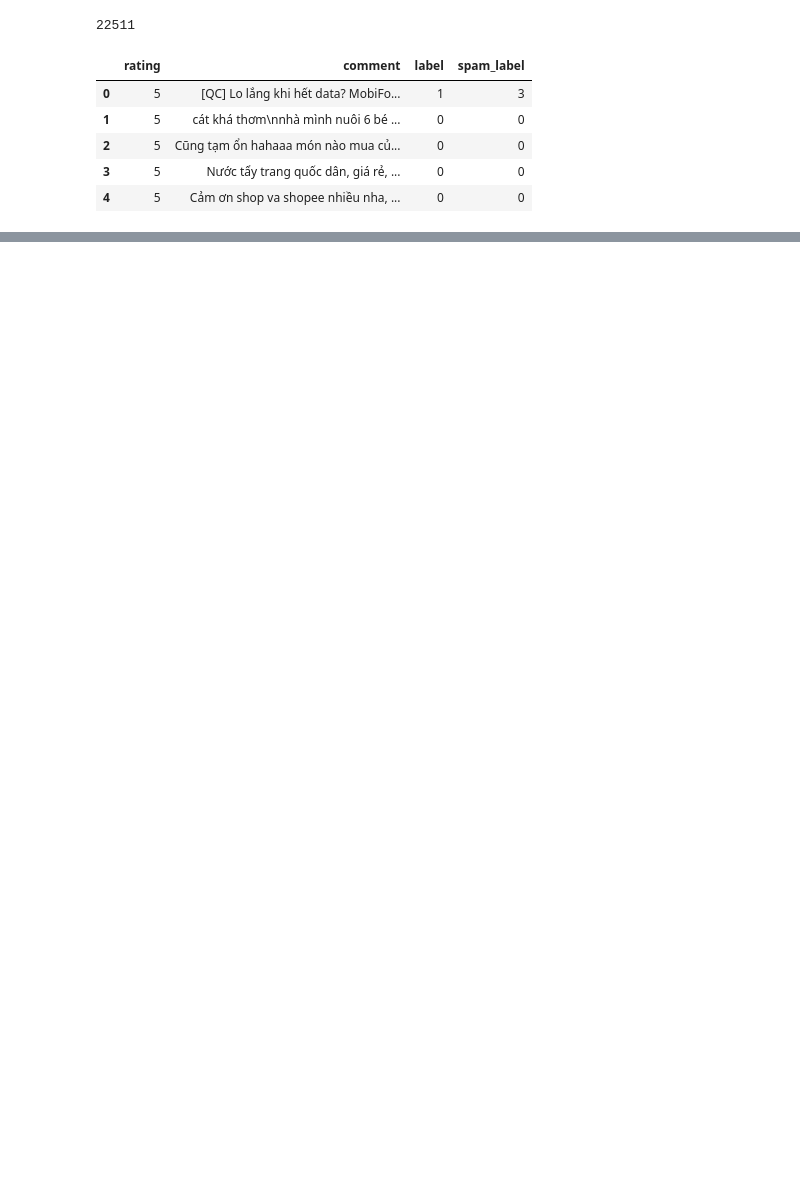
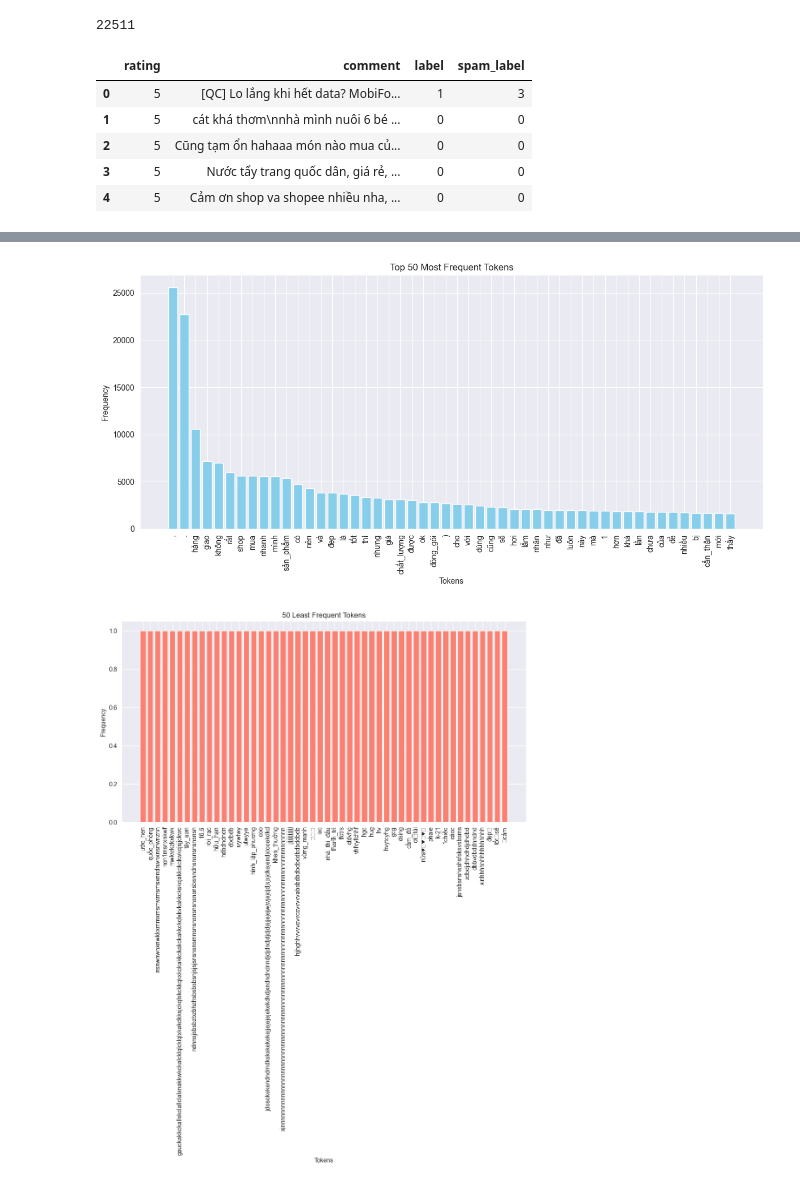
Before and after one commit to pminhkhoi/counterfeit_detection, a Jupyter notebook: EDA.ipynb, the cells around one changed output, grey strips where cells are left out. Cells and saved outputs as stored; diff of their text form; code cells hidden in the pictures; blank space fills up the shorter version.

```diff
--- a/EDA.ipynb
+++ b/EDA.ipynb
@@ -12,3 +14,4 @@ import json
 # %%
-df = pd.read_csv('../data/Kaggle/old_data/reviews_original.csv')
+df = pd.read_csv('data/Kaggle/old_data/reviews_original.csv')
 final_df = df
+len(df)
@@ -121,0 +232,6 @@ df.head(5)
+# %%
+
+plots(Path('src/dataset/data/imbalance/corpus.json'))
+# %% [output]
+[figure, added]
+[figure, added]
```
Also changed, not shown: parts of 8 cells of this notebook, 16 other files.
